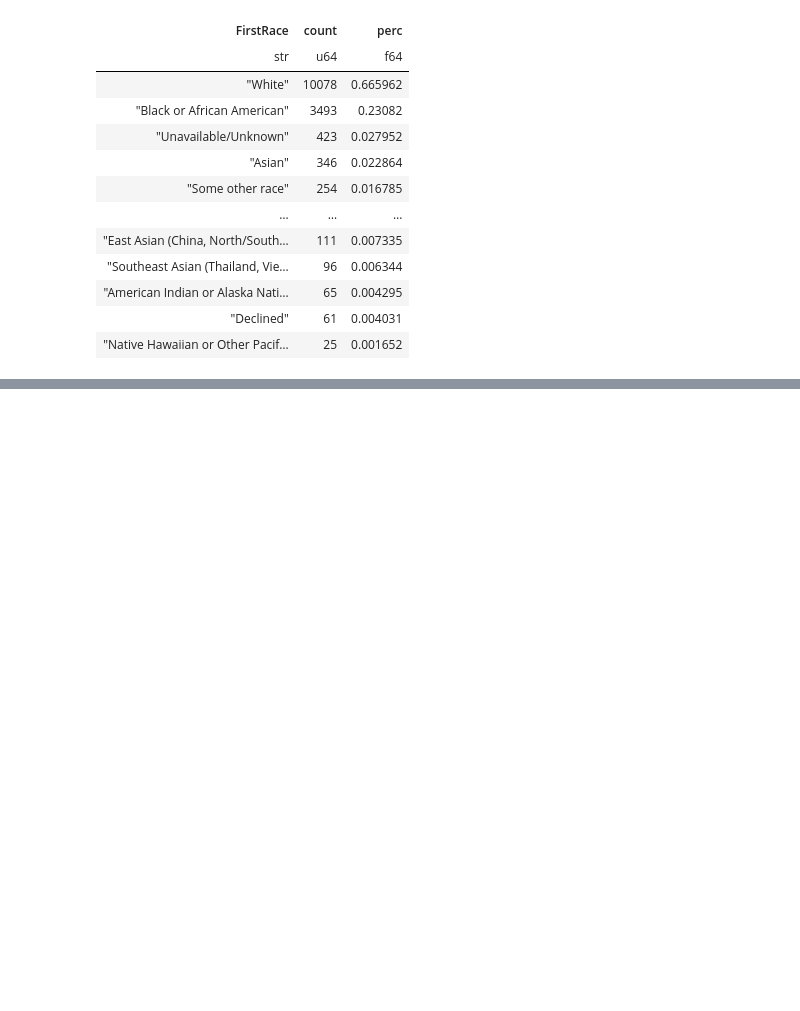
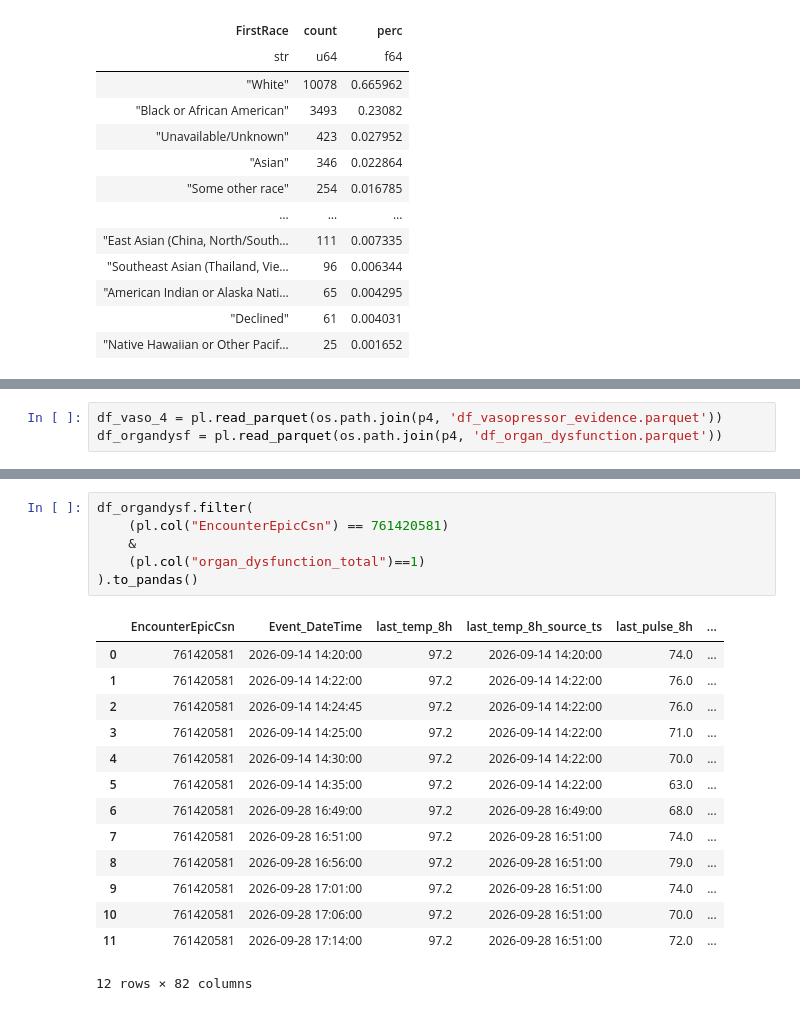
Before and after one commit to UTSW-CIC/Sepsis-Analysis, a Jupyter notebook: notebooks/scratches-requests/00_phase4_phase3_output.ipynb, the cells around one changed output, grey strips where cells are left out. Cells and saved outputs as stored; diff of their text form; blank space fills up the shorter version.

```diff
--- a/notebooks/scratches-requests/00_phase4_phase3_output.ipynb
+++ b/notebooks/scratches-requests/00_phase4_phase3_output.ipynb
@@ -148,0 +198,3 @@ shape: (11, 3)
+# %%
+df_vaso_4 = pl.read_parquet(os.path.join(p4, 'df_vasopressor_evidence.parquet'))
+df_organdysf = pl.read_parquet(os.path.join(p4, 'df_organ_dysfunction.parquet'))
@@ -148,0 +359,21 @@ shape: (11, 3)
+# %%
+df_organdysf.filter(
+    (pl.col("EncounterEpicCsn") == 761420581)
+	&
+    (pl.col("organ_dysfunction_total")==1)
+).to_pandas()
+# %% [output]
+|  | EncounterEpicCsn | Event_DateTime | last_temp_8h | last_temp_8h_source_ts | last_pulse_8h | ... |
+| 0 | 761420581 | 2026-09-14 14:20:00 | 97.2 | 2026-09-14 14:20:00 | 74.0 | ... |
+| 1 | 761420581 | 2026-09-14 14:22:00 | 97.2 | 2026-09-14 14:22:00 | 76.0 | ... |
+| 2 | 761420581 | 2026-09-14 14:24:45 | 97.2 | 2026-09-14 14:22:00 | 76.0 | ... |
+| 3 | 761420581 | 2026-09-14 14:25:00 | 97.2 | 2026-09-14 14:22:00 | 71.0 | ... |
+| 4 | 761420581 | 2026-09-14 14:30:00 | 97.2 | 2026-09-14 14:22:00 | 70.0 | ... |
+| 5 | 761420581 | 2026-09-14 14:35:00 | 97.2 | 2026-09-14 14:22:00 | 63.0 | ... |
+| 6 | 761420581 | 2026-09-28 16:49:00 | 97.2 | 2026-09-28 16:49:00 | 68.0 | ... |
+| 7 | 761420581 | 2026-09-28 16:51:00 | 97.2 | 2026-09-28 16:51:00 | 74.0 | ... |
+| 8 | 761420581 | 2026-09-28 16:56:00 | 97.2 | 2026-09-28 16:51:00 | 79.0 | ... |
+| 9 | 761420581 | 2026-09-28 17:01:00 | 97.2 | 2026-09-28 16:51:00 | 74.0 | ... |
+| 10 | 761420581 | 2026-09-28 17:06:00 | 97.2 | 2026-09-28 16:51:00 | 70.0 | ... |
+| 11 | 761420581 | 2026-09-28 17:14:00 | 97.2 | 2026-09-28 16:51:00 | 72.0 | ... |
+12 rows × 82 columns
```
Also changed, not shown: parts of 23 cells of this notebook, 12 other files.
